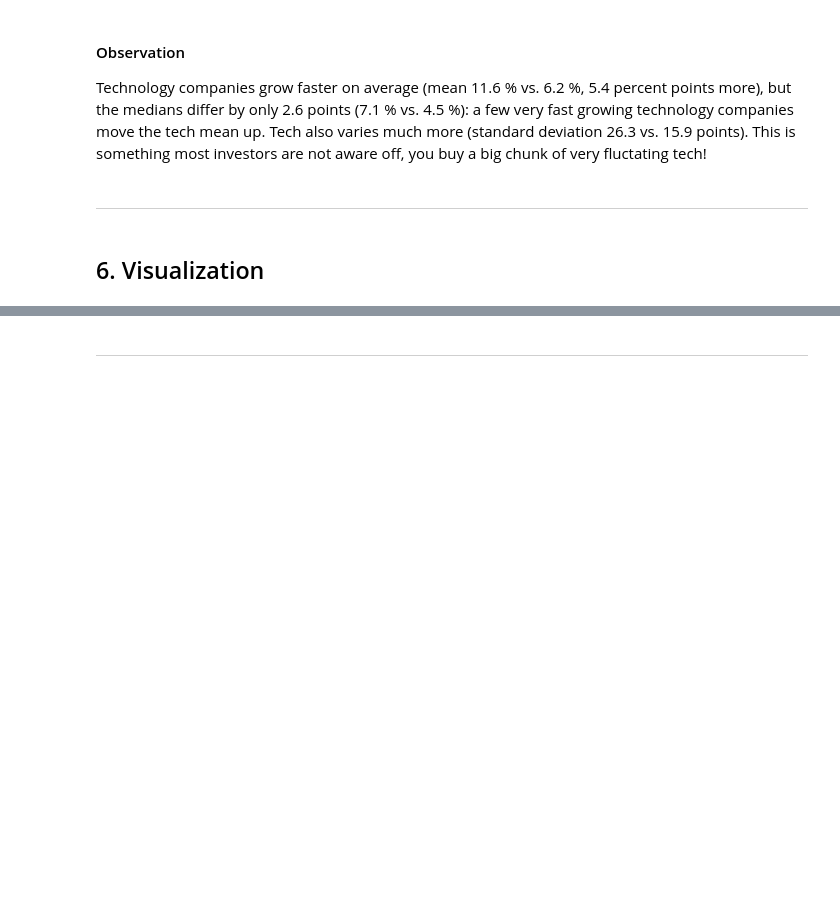
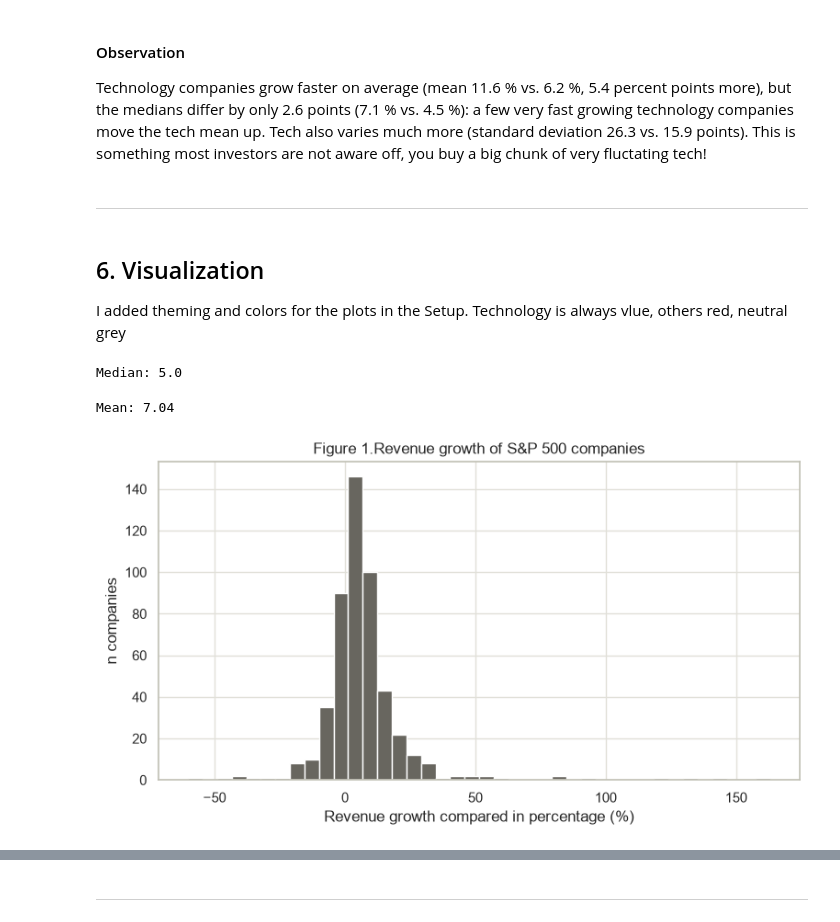
Before and after one commit to Tobolove/sp500-tech-concentration-analysis, a Jupyter notebook: analysis.ipynb, the cells around one changed output, grey strips where cells are left out. Saved outputs shown, nothing was run; the diff lists cells and outputs as text; code cells hidden in the pictures; blank space fills up the shorter version.

```diff
--- a/analysis.ipynb
+++ b/analysis.ipynb
@@ -701,3 +703,27 @@ Tech also varies much more (standard deviation 26.3 vs. 15.9 points). This is so
 ---
 # %% [markdown]
 ## 6. Visualization
+
+I added theming and colors for the plots in the Setup. Technology is always vlue, others red, neutral grey
+# %%
+# Step 1: Median of revenue growth (half of the companies grew less, half grew more)
+growth_median = df["revenue_growth_pct"].median()
+print("Median:", round(growth_median, 2))
+# %% [output]
+Median: 5.0
+# %%
+# Step 2: Mean of revenue growth (the average over all companies)
+growth_mean = df["revenue_growth_pct"].mean()
+print("Mean:", round(growth_mean, 2))
+# %% [output]
+Mean: 7.04
+# %%
+# Step 3: Histogram of revenue growth 40 bins
+plt.figure(figsize=(9, 4.5))
+plt.hist(df["revenue_growth_pct"], bins=40, color=COLOR_NEUTRAL, edgecolor="white")
+plt.title("Figure 1.Revenue growth of S&P 500 companies")
+plt.xlabel("Revenue growth compared in percentage (%)")
+plt.ylabel("n companies")
+plt.show()
+# %% [output]
+[figure, added]
```
Also changed, not shown: parts of 18 cells of this notebook.
